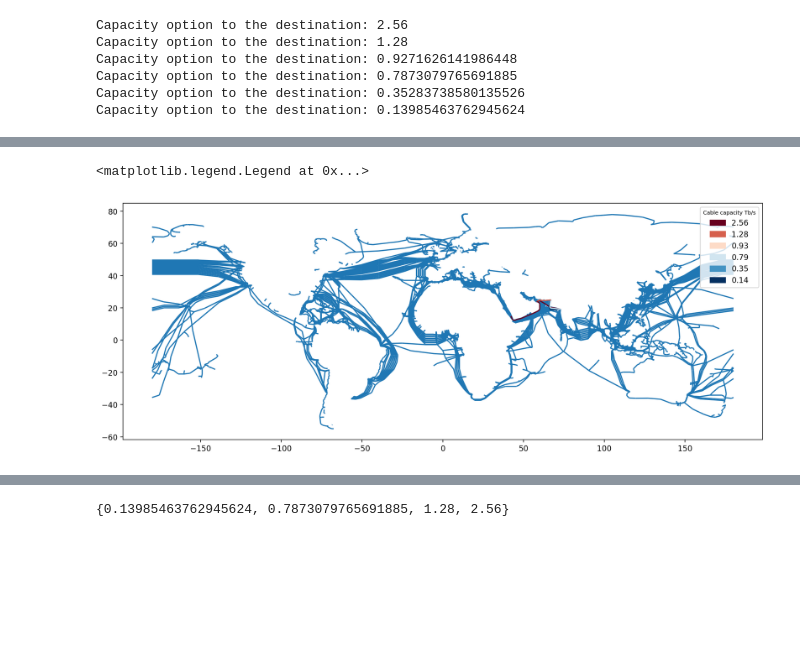
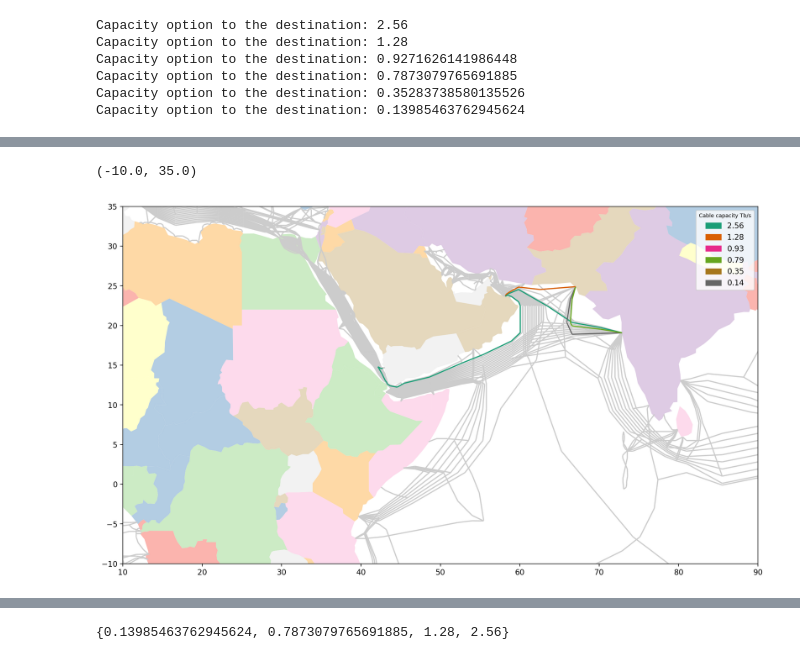
Before and after one commit to Hypergear/UCL_Dissertation, a Jupyter notebook: Code/network/network_diagram_capacity.ipynb, the cells around one changed output, grey strips where cells are left out. Cells and saved outputs as stored; diff of their text form; code cells hidden in the pictures; blank space fills up the shorter version.

```diff
--- a/Code/network/network_diagram_capacity.ipynb
+++ b/Code/network/network_diagram_capacity.ipynb
@@ -8,6 +8,13 @@ import sqlite3
 import matplotlib as mpl
 import matplotlib.pyplot as plt
 import matplotlib.patches as mpatches
+# %%
+worldMap = gpd.read_file(gpd.datasets.get_path('naturalearth_lowres'))
+worldMap.loc[worldMap['name'] == 'France', 'iso_a3'] = 'FRA'
+worldMap.loc[worldMap['name'] == 'Norway', 'iso_a3'] = 'NOR'
+worldMap.loc[worldMap['name'] == 'N. Cyprus', 'iso_a3'] = 'CYP'
+worldMap.loc[worldMap['name'] == 'Somaliland', 'iso_a3'] = 'SOM'
+worldMap.loc[worldMap['name'] == 'Kosovo', 'iso_a3'] = 'RKS'
 # %%
 with sqlite3.connect('../../Dataset/submarine_cable.sqlite') as con:
     c = con.cursor()
@@ -203,21 +212,29 @@ unfiltered_gdf
 # %%
+map_capacityColor = dict (zip(  sortCapacityList(temp), num2color(range(len(temp)), "Dark2") ))
+unfiltered_gdf['color'] = unfiltered_gdf["capacity"].map(map_capacityColor)
+# [round(x,2) for x in sortCapacityList(temp)]
+
 
 fig     = plt.figure(figsize=(15,10),dpi = 200)
 ax      = plt.subplot(111)
 
-gdf.plot(ax=ax)
+worldMap.plot(column='name', ax=ax, legend=False,cmap='Pastel1',aspect=1,legend_kwds={'loc': 'lower left'})
+gdf.plot(ax=ax, color=plt.cm.get_cmap('Pastel2')(0.9))
 
 unfiltered_gdf.plot(ax = ax, color=unfiltered_gdf['color'],legend=True)
 
 capacity_legend_element_list = []
 for capacities in map_capacityColor:
     patch = mpatches.Patch(color=map_capacityColor[capacities], label=round(capacities,2))
     capacity_legend_element_list.append(patch)
 
 plt.legend(handles=capacity_legend_element_list, title='Cable capacity Tb/s',fontsize=10, title_fontsize= 7)
+
+plt.xlim(10,90)
+plt.ylim(-10,35)
 # %% [output]
-<matplotlib.legend.Legend at 0x...>
+(-10.0, 35.0)
-[figure, old version]
+[figure, new version]
 # %%
 unfiltered_gdf
 # %% [output]
```
Also changed, not shown: parts of 6 cells of this notebook, 4 other files.
